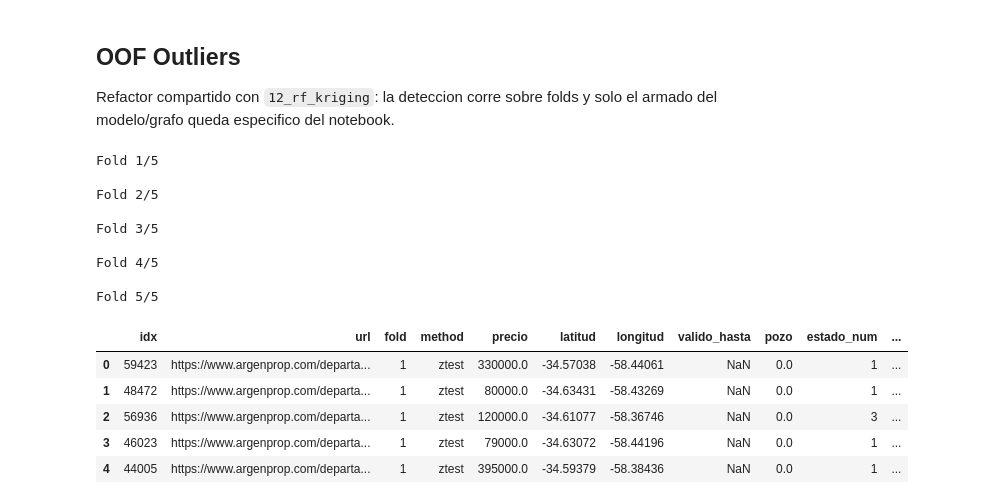
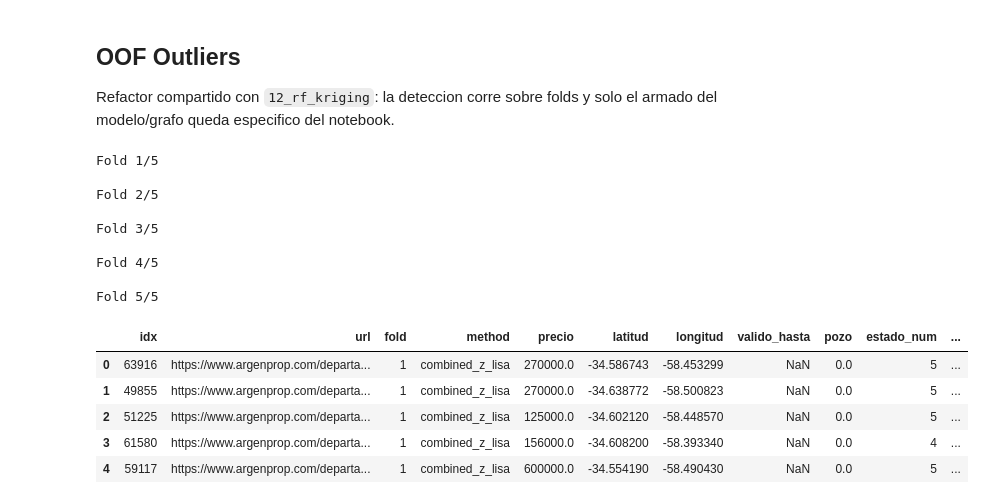
Before and after one commit to santieliges/caba-property-opportunities, a Jupyter notebook: notebooks/13_gnn.ipynb, the cells around one changed output. Cells and saved outputs as stored; diff of their text form; code cells hidden in the pictures.

```diff
--- a/notebooks/13_gnn.ipynb
+++ b/notebooks/13_gnn.ipynb
@@ -480,65 +374,39 @@ def build_gnn_model():
         hidden=int(best_config["hidden"]),
         num_layers=int(best_config["num_layers"]),
         num_heads=int(best_config["num_heads"]),
-        dropout=0.55,
+        dropout=float(best_config["dropout"]),
         lr=float(best_config["lr"]),
         weight_decay=float(best_config["weight_decay"]),
         patience=50,
         loss_name=str(best_config["loss_name"]),
         huber_delta=float(best_config["huber_delta"]),
         grad_clip_norm=float(best_config["grad_clip_norm"]),
+        k_neighbors=k_neighbors,
+        radius_km=radius_km,
+        graph_distance="euclidean",
     )
 
 
-def build_local_weighted_graph(
-    X_source,
-    y_source,
-    coords_source,
-    *,
-    X_target=None,
-    coords_target=None,
-    cross_split=False,
-):
-
-    coords_source = np.asarray(coords_source)
+def build_knhs_graph(X_source, coords_source, *, X_target=None, coords_target=None, cross_split=False):
     coords_target = coords_source if coords_target is None else np.asarray(coords_target)
     X_target = X_source if X_target is None else X_target
 
-    weights_source = compute_local_feature_weights(
-        X_source,
-        np.asarray(y_source).reshape(-1),
-        coords_source,
-        bandwidth_km=bandwidth_km,
-        k_neighbors=k_neighbors,
-    )
-
-    if X_target is X_source and np.array_equal(coords_target, coords_source):
-        weights_target = weights_source
-    else:
-        weights_target = project_local_feature_weights(
-            weights_source,
-            coords_source,
-            coords_target,
-            bandwidth_km=bandwidth_km,
-            k_neighbors=k_neighbors,
-        )
-
-    graph_source = build_weighted_graph_frame(X_source, coords_source, weights_source)
-    graph_target = build_weighted_graph_frame(X_target, coords_target, weights_target)
+    graph_source = build_graph_frame(X_source, coords_source)
+    graph_target = build_graph_frame(X_target, coords_target)
 
     builder = KNHS(
         lat_col="lat_deg",
         lon_col="lon_deg",
         feature_cols=feature_cols,
-        weight_cols=weight_cols,
-        distance="local_weighted",
+        weight_cols=None,
+        distance="euclidean",
         radius_km=radius_km,
         k=k_neighbors,
         add_reverse=True,
     )
 
     if cross_split and not (X_target is X_source and np.array_equal(coords_target, coords_source)):
-        _, edge_index, edge_attr, _ = build_cross_split_knhs_graph(builder, graph_source, graph_target)
+        _, edge_index, edge_attr, _ = builder.build_cross_split(graph_source, graph_target)
     else:
         edge_index, edge_attr = builder.build(graph_target)
 
@@ -549,24 +417,20 @@ def build_local_weighted_graph(
 
 
 def gnn_fit_kwargs(context):
-    return build_local_weighted_graph(
+    return build_knhs_graph(
         context["X_train"],
-        context["y_train"],
         context["coords_train"],
     )
 
 
 def gnn_predict_kwargs(context):
-    return build_local_weighted_graph(
-        context["X_train"],
-        context["y_train"],
-        context["coords_train"],
-        X_target=context["X_val"],
-        coords_target=context["coords_val"],
-    )
+    # GraphAttentionGCN construye internamente el grafo cross-split train->target
+    # cuando recibe coords en predict(), asi que no necesitamos pasar aristas aca.
+    return {}
 
 
 DATA_PATH = PROJECT_ROOT / "data" / "processed"
+barrios_path = PROJECT_ROOT / "GeoData" / "barrios.geojson"
 
 gdf_all = load_active_processed_geodata(
     data_path=DATA_PATH / "arg_venta_data_processed.csv",
@@ -579,38 +443,42 @@ gdf_all = load_active_processed_geodata(
 X_all = gdf_all[feature_cols]
 y_all = gdf_all[target_col]
 coords_all = gdf_all[coord_cols].to_numpy()
 
 results_by_method, residuals_oof = detect_outliers_oof(
     model_factory=build_gnn_model,
     X=X_all,
     y=y_all,
     gdf=gdf_all,
     coords=coords_all,
     output_dir=OUTPUT_DIR / "outliers_oof",
-    methods=["ztest"],
+    methods=["ztest", "combined_z_lisa"],
     params_for_methods={
-        "ztest": {"alpha": 0.05},
+        "combined_z_lisa": {
+            "alpha": 0.05,
+            "permutations": 999,
+            "z_threshold": 3.0,
+        },
     },
     k_neighbors=15,
     n_splits=5,
     fit_kwargs_resolver=gnn_fit_kwargs,
     predict_kwargs_resolver=gnn_predict_kwargs,
 )
 
-results_by_method["ztest"].head()
+results_by_method["combined_z_lisa"].head()
 # %% [output]
 Fold 1/5
 
 Fold 2/5
 
 Fold 3/5
 
 Fold 4/5
 
 Fold 5/5
 |  | idx | url | fold | method | precio | latitud | longitud | valido_hasta | pozo | estado_num | ... |
-| 0 | 59423 | https://www.argenprop.com/departa... | 1 | ztest | 330000.0 | -34.57038 | -58.44061 | NaN | 0.0 | 1 | ... |
-| 1 | 48472 | https://www.argenprop.com/departa... | 1 | ztest | 80000.0 | -34.63431 | -58.43269 | NaN | 0.0 | 1 | ... |
-| 2 | 56936 | https://www.argenprop.com/departa... | 1 | ztest | 120000.0 | -34.61077 | -58.36746 | NaN | 0.0 | 3 | ... |
-| 3 | 46023 | https://www.argenprop.com/departa... | 1 | ztest | 79000.0 | -34.63072 | -58.44196 | NaN | 0.0 | 1 | ... |
-| 4 | 44005 | https://www.argenprop.com/departa... | 1 | ztest | 395000.0 | -34.59379 | -58.38436 | NaN | 0.0 | 1 | ... |
+| 0 | 63916 | https://www.argenprop.com/departa... | 1 | combined_z_lisa | 270000.0 | -34.586743 | -58.453299 | NaN | 0.0 | 5 | ... |
+| 1 | 49855 | https://www.argenprop.com/departa... | 1 | combined_z_lisa | 270000.0 | -34.638772 | -58.500823 | NaN | 0.0 | 5 | ... |
+| 2 | 51225 | https://www.argenprop.com/departa... | 1 | combined_z_lisa | 125000.0 | -34.602120 | -58.448570 | NaN | 0.0 | 5 | ... |
+| 3 | 61580 | https://www.argenprop.com/departa... | 1 | combined_z_lisa | 156000.0 | -34.608200 | -58.393340 | NaN | 0.0 | 4 | ... |
+| 4 | 59117 | https://www.argenprop.com/departa... | 1 | combined_z_lisa | 600000.0 | -34.554190 | -58.490430 | NaN | 0.0 | 5 | ... |
```
Also changed, not shown: parts of 25 cells of this notebook, 38 other files.
